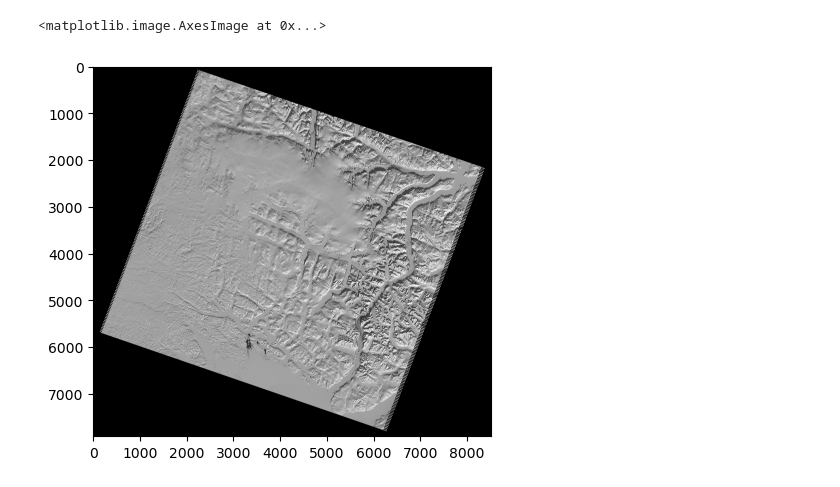
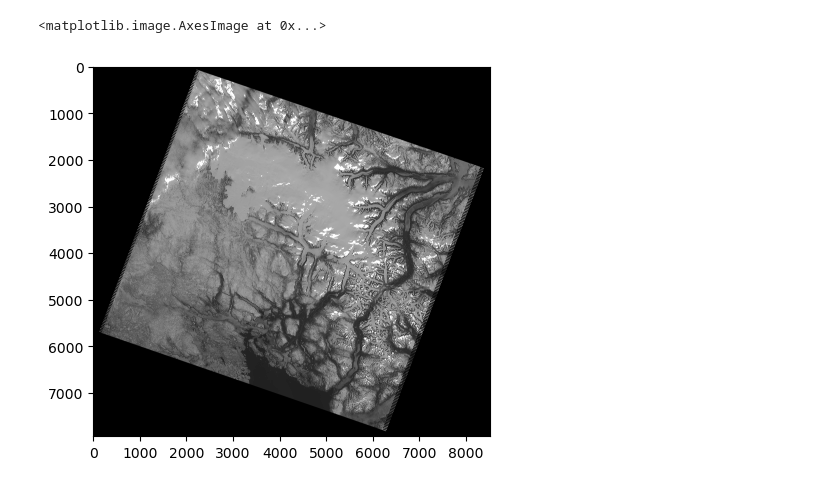
Before and after one commit to jacquelynsmale/LandsatFFT, a Jupyter notebook: cv_minimum_rectangle.ipynb, the cells around one changed output. Saved outputs shown, nothing was run; the diff lists cells and outputs as text; code cells hidden in the pictures.

```diff
--- a/cv_minimum_rectangle.ipynb
+++ b/cv_minimum_rectangle.ipynb
@@ -42,9 +43,9 @@ def find_centroid(arr):
     centroid_n = int(np.floor(centroid[1]))
     return centroid_m, centroid_n
 # %%
-img, trans, proj = load_geotiff('./scenes/LT05_L2SP_018013_20090330_20200827_02_T1_SR_B2.TIF')
+img, trans, proj = load_geotiff('./scenes/LT05_L2SP_018013_20060610_20200901_02_T1_SR_B2.TIF')
 img = np.array(img.filled(0))
 plt.imshow(img)
 # %% [output]
 <matplotlib.image.AxesImage at 0x...>
-[figure, old version]
+[figure, new version]
```
Also changed, not shown: parts of 12 cells of this notebook, 1 other file.
